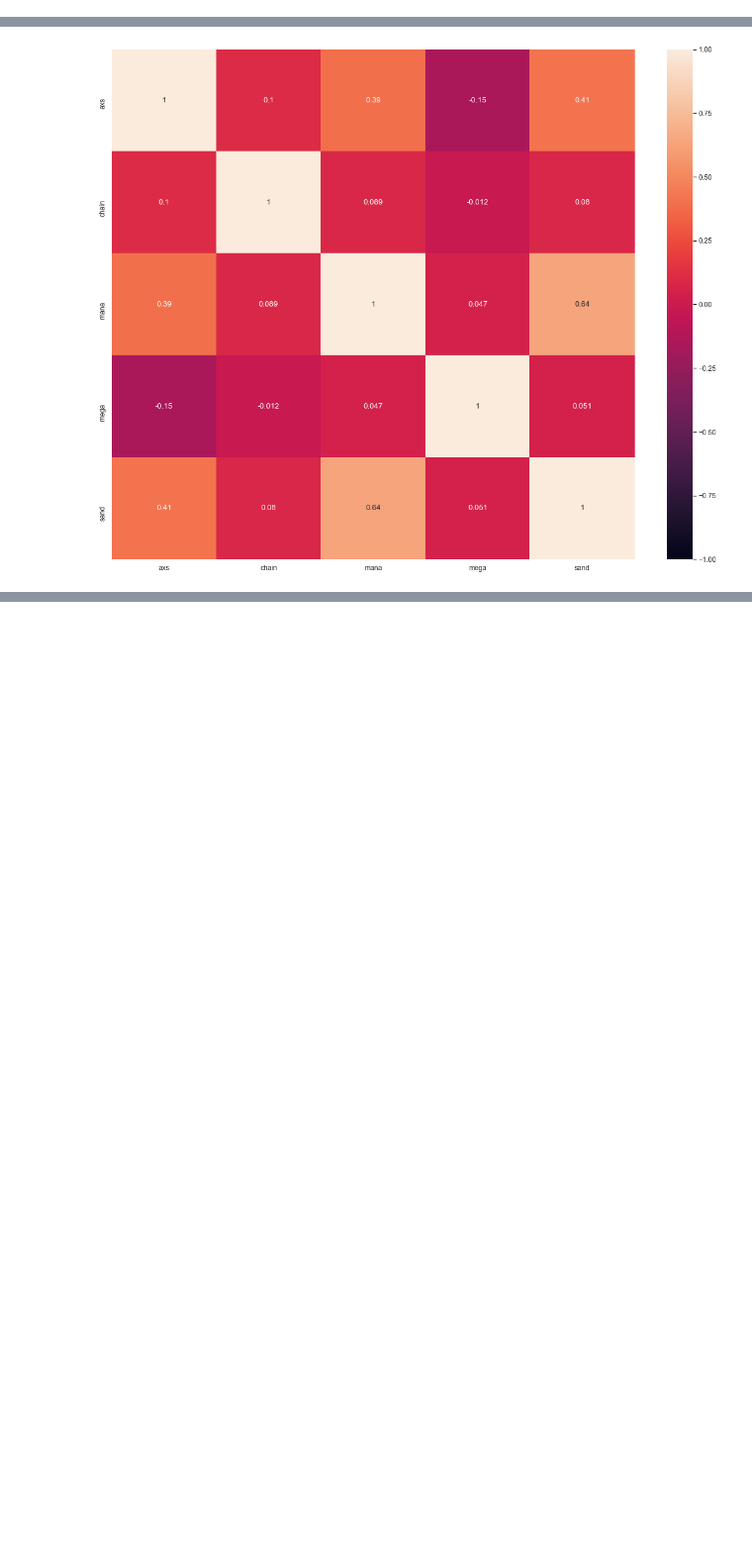
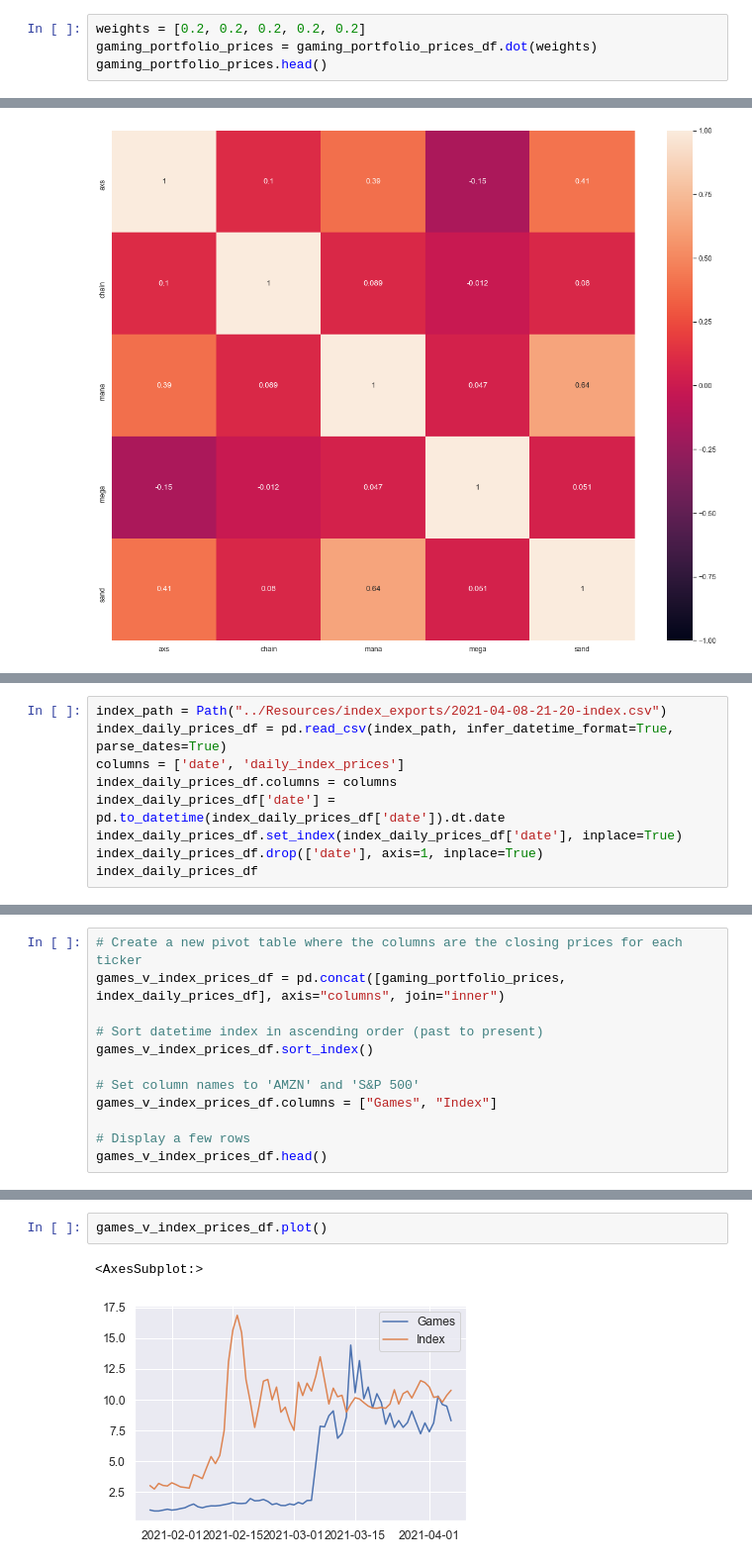
Before and after one commit to Hash3rown/nfty_tree.io, a Jupyter notebook: sandbox/kelso_gaming_NFT_portfolio_analysis.ipynb, the cells around one changed output, grey strips where cells are left out. Shown at 99% size. Cells and saved outputs as stored; diff of their text form; blank space fills up the shorter version.

Commit message:
final Gaming NFT portfolio analysis vs the index

```diff
--- a/sandbox/kelso_gaming_NFT_portfolio_analysis.ipynb
+++ b/sandbox/kelso_gaming_NFT_portfolio_analysis.ipynb
@@ -122,0 +125,4 @@ gaming_portfolio_prices_df
+# %%
+weights = [0.2, 0.2, 0.2, 0.2, 0.2]
+gaming_portfolio_prices = gaming_portfolio_prices_df.dot(weights)
+gaming_portfolio_prices.head()
@@ -341,0 +359,9 @@ sns.heatmap(game_token_correlations, annot=True, vmin=-1, vmax=1);
+# %%
+index_path = Path("../Resources/index_exports/2021-04-08-21-20-index.csv")
+index_daily_prices_df = pd.read_csv(index_path, infer_datetime_format=True, parse_dates=True)
+columns = ['date', 'daily_index_prices']
+index_daily_prices_df.columns = columns
+index_daily_prices_df['date'] = pd.to_datetime(index_daily_prices_df['date']).dt.date
+index_daily_prices_df.set_index(index_daily_prices_df['date'], inplace=True)
+index_daily_prices_df.drop(['date'], axis=1, inplace=True)
+index_daily_prices_df
@@ -341,0 +383,12 @@ sns.heatmap(game_token_correlations, annot=True, vmin=-1, vmax=1);
+# %%
+# Create a new pivot table where the columns are the closing prices for each ticker
+games_v_index_prices_df = pd.concat([gaming_portfolio_prices, index_daily_prices_df], axis="columns", join="inner")
+
+# Sort datetime index in ascending order (past to present)
+games_v_index_prices_df.sort_index()
+
+# Set column names to 'AMZN' and 'S&P 500'
+games_v_index_prices_df.columns = ["Games", "Index"]
+
+# Display a few rows
+games_v_index_prices_df.head()
@@ -341,0 +402,5 @@ sns.heatmap(game_token_correlations, annot=True, vmin=-1, vmax=1);
+# %%
+games_v_index_prices_df.plot()
+# %% [output]
+<AxesSubplot:>
+[figure, added]
```
Also changed, not shown: parts of 18 cells of this notebook.
